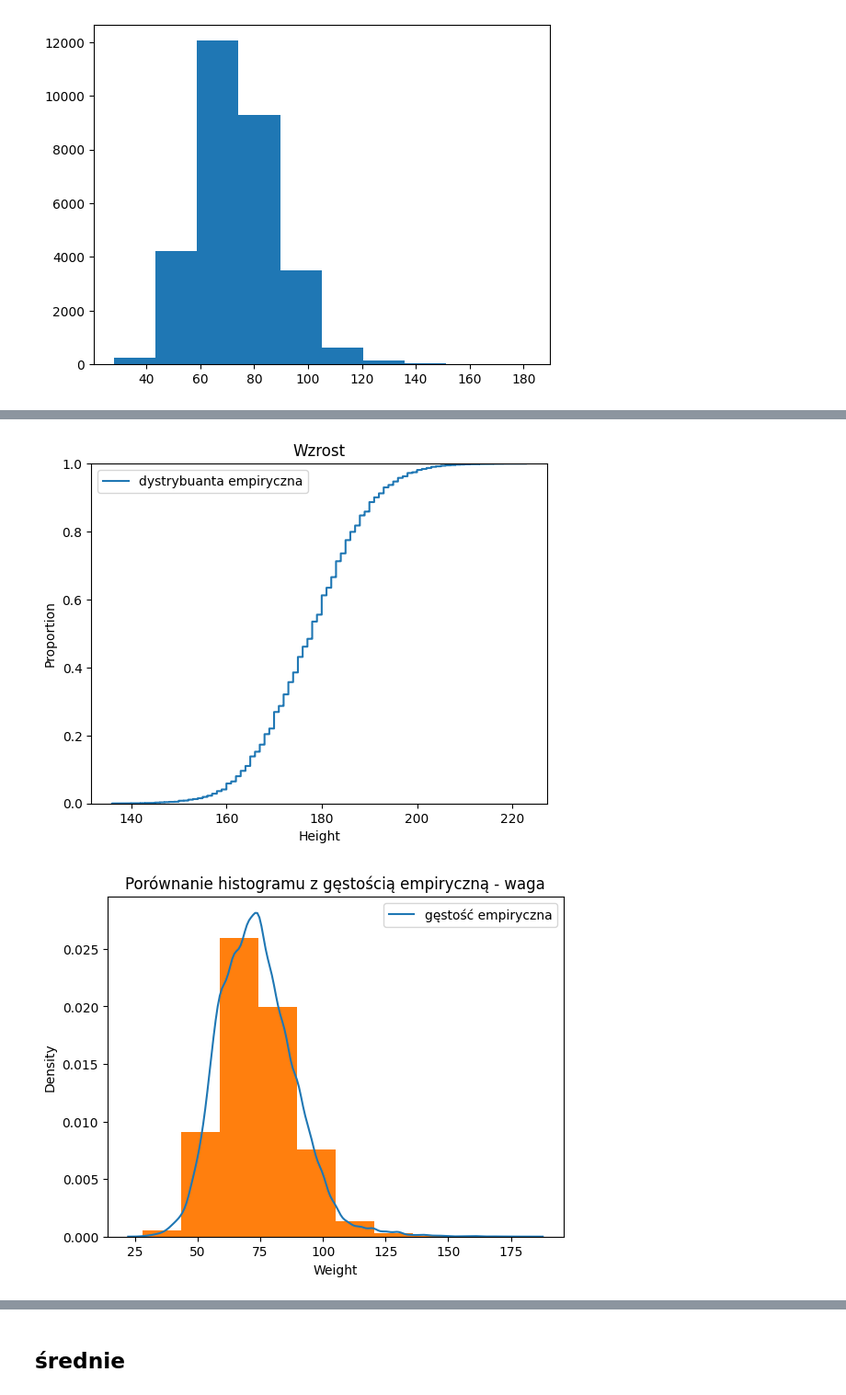
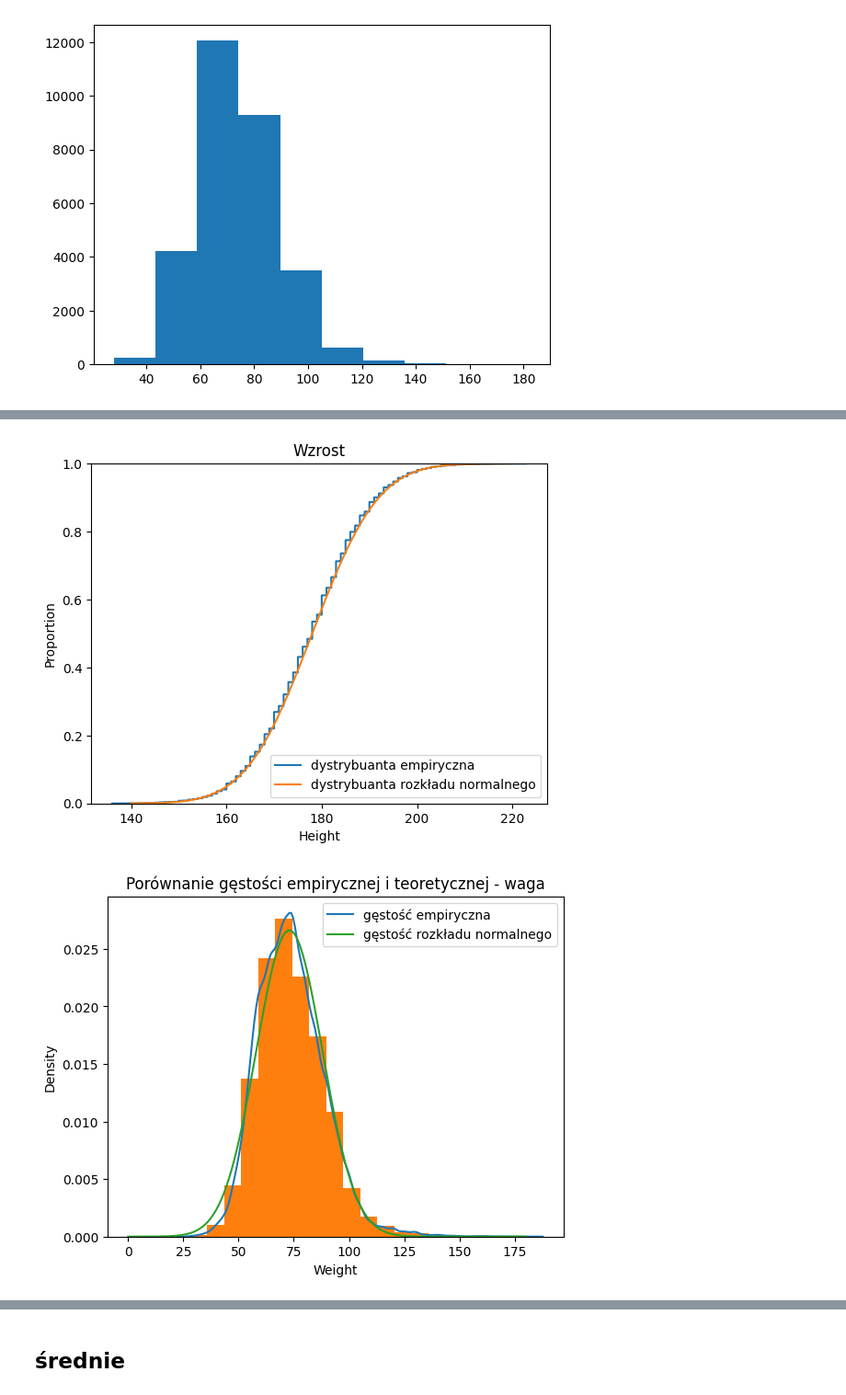
Before and after one commit to MariaNowacka/4-semestr, a Jupyter notebook: statystyka/raport/raport.ipynb, the cells around one changed output, grey strips where cells are left out. Shown at 92% size. Drawn from its saved outputs; the diff is of its cells as text; code cells hidden in the pictures.

```diff
--- a/statystyka/raport/raport.ipynb
+++ b/statystyka/raport/raport.ipynb
@@ -130,3 +81,3 @@ def spearman(tab1, tab2):
 # %%
-fajne = pd.read_csv(r'C:\\Users\\Maria Nowacka\Downloads\\archive (3)\\athlete_events.csv')
+dane = pd.read_csv(r'C:\\Users\\Maria Nowacka\Downloads\\archive (3)\\athlete_events.csv')
 # %%
@@ -134,9 +85,9 @@ fajne.shape
 # %% [output]
 (271116, 15)
 # %%
-df = fajne.dropna()
+df = dane.dropna()
 df = df.drop_duplicates()
-df.shape
-age = df['Age']
 height = df['Height']
 weight = df['Weight']
+
+df.shape
@@ -211,19 +122,21 @@ plt.show()
 # %%
 sns.ecdfplot(data = height, label = 'dystrybuanta empiryczna')
+plt.plot(np.linspace(140,220,1000), norm.cdf(np.linspace(140,220,1000), scale = 10.92, loc = 178), label = 'dystrybuanta rozkładu normalnego')
 plt.title('Wzrost')
 plt.legend()
 plt.savefig('dystrybuanta_wzrost.png')
 # %% [output]
-[figure, old version]
+[figure, new version]
 # %%
-x = weight
-sns.kdeplot(x, label= 'gęstość empiryczna')
-plt.hist(x, density = True)
-plt.title('Porównanie histogramu z gęstością empiryczną - waga')
+y = weight
+sns.kdeplot(y, label= 'gęstość empiryczna')
+plt.hist(y, density = True, bins = 20)
+plt.plot(np.linspace(0,180,1000), norm.pdf(np.linspace(0,180,1000), loc=73, scale = 15), label = 'gęstość rozkładu normalnego')
+plt.title('Porównanie gęstości empirycznej i teoretycznej - waga')
 plt.legend(loc='upper right')
 plt.savefig("waga_gestosc.png")
 plt.show()
 # %% [output]
-[figure, old version]
+[figure, new version]
 # %%
 sns.ecdfplot(data = weight, label = 'dystrybuanta empiryczna')
```
Also changed, not shown: parts of 33 cells of this notebook, 3 other files.
